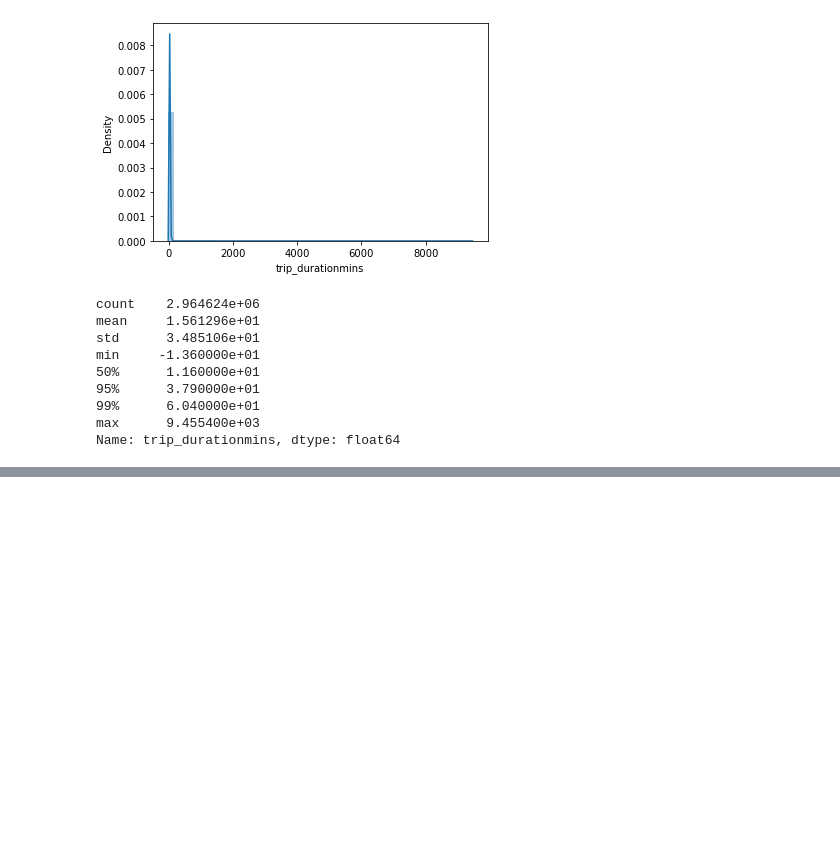
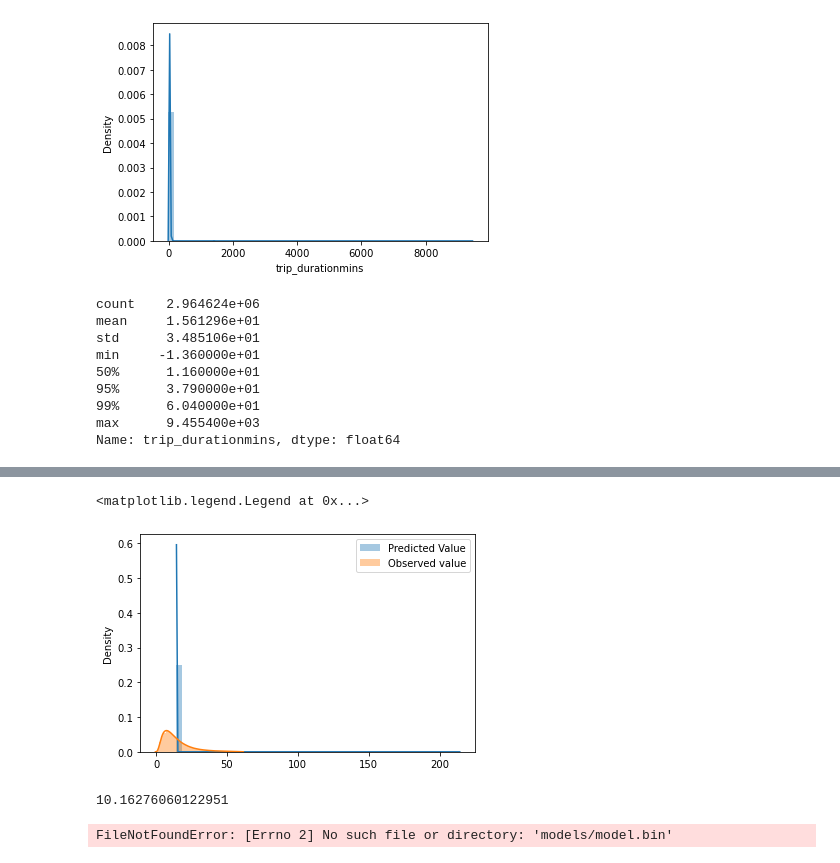
Before and after one commit to amarnadhsurasani-2002/mlops_datatalksclub, a Jupyter notebook: 01-Intro/duration-prediction.ipynb, the cells around one changed output, grey strips where cells are left out. Saved outputs shown, nothing was run; the diff lists cells and outputs as text; code cells hidden in the pictures; blank space fills up the shorter version.

```diff
--- a/01-Intro/duration-prediction.ipynb
+++ b/01-Intro/duration-prediction.ipynb
@@ -141,0 +221,16 @@ df[(df['trip_durationmins']>1) & (df['trip_durationmins']<=60)]
+# %%
+sns.distplot(y_pred,label='Predicted Value')
+sns.distplot(y_train,label='Observed value')
+plt.legend()
+# %% [output]
+<matplotlib.legend.Legend at 0x...>
+[figure, added]
+# %%
+mean_squared_error(y_train,y_pred,squared=False)
+# %% [output]
+10.16276060122951
+# %%
+with open('models/model.bin') as fout:
+    pickle.dump((dv,model),fout)
+# %% [output]
+FileNotFoundError: [Errno 2] No such file or directory: 'models/model.bin'
```
Also changed, not shown: parts of 20 cells of this notebook.
